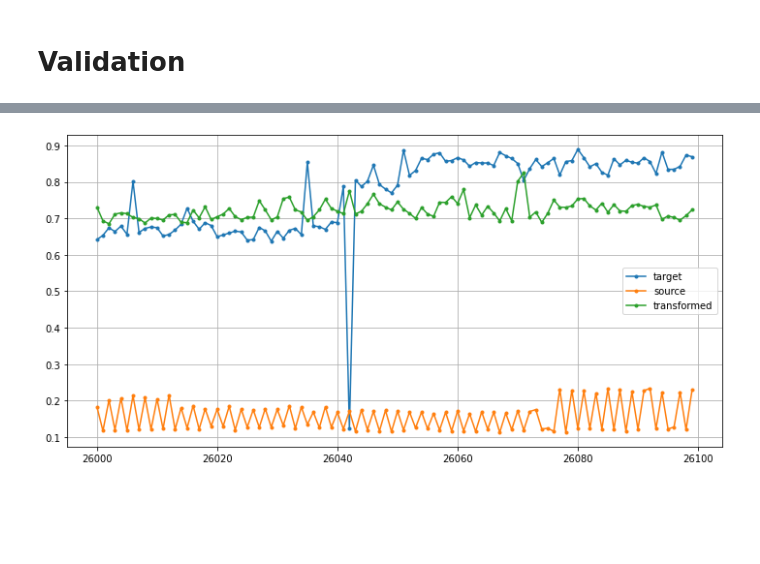
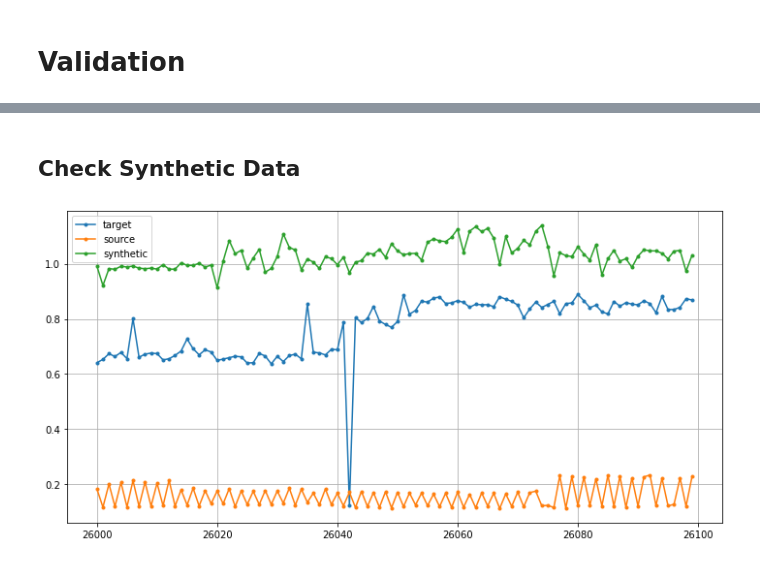
Before and after one commit to owen198/csc_domain_adaptation, a Jupyter notebook: csc_lstm_ae(W4662FM0507).ipynb, the cells around one changed output, grey strips where cells are left out. Saved outputs shown, nothing was run; the diff lists cells and outputs as text; code cells hidden in the pictures; blank space fills up the shorter version.

```diff
--- a/csc_lstm_ae(W4662FM0507).ipynb
+++ b/csc_lstm_ae(W4662FM0507).ipynb
@@ -123,3 +83,9 @@ X_target_ab = pd.DataFrame(min_max_scaler.transform(X_target_ab))
+# %%
+normalizer = preprocessing.MinMaxScaler()
+normalizer = normalizer.fit(globals()[tag_dict['source']+'_training'])
+
+X_source = pd.DataFrame(normalizer.transform(globals()[tag_dict['source']+'_training']))
+X_target = pd.DataFrame(normalizer.transform(globals()[tag_dict['target']+'_training']))
 # %%
 def temporalize(X, y, lookback):
     output_X = []
@@ -183,6 +136,6 @@ def lstm_ae():
 
     return model
 # %%
-model_name = './gdrive/My Drive/data/CSC/W4/' + tag1 + '_encoded'
+model_name = './gdrive/My Drive/data/CSC/W4/' + tag_dict['target'] + '_encoded'
 model_name
 # %% [output]
@@ -203,7 +156,7 @@ else:
 
 
 #model = models.load_model(model_name)
-yhat = model.predict(X, verbose=0)
+synthetic_data = model.predict(X, verbose=0)
 # %% [output]
 Model: "sequential"
 _________________________________________________________________
@@ -242,4 +195,4 @@ if retrain:
 # %%
-y_recovered_pd = pd.DataFrame.from_records([i[0] for i in yhat])
+synthetic_pd = pd.DataFrame.from_records([i[0] for i in synthetic_data])
 # %% [markdown]
 # Validation
@@ -375,19 +330,21 @@ plot_score (target_score, target_date, 'Detect ' + tag2+' status by using '+tag2
+# %% [markdown]
+## Check Synthetic Data
 # %%
 
 feature_index = 206
 duration = 26000
 interval = 100
 fig, ax = plt.subplots(figsize=(10,5))
 
 ax.plot(range(duration, duration+interval), X_target[feature_index].head(duration).tail(interval), label='target', marker='.')
 ax.plot(range(duration, duration+interval), X_source[feature_index].head(duration).tail(interval), label='source', marker='.')
-ax.plot(range(duration, duration+interval), y_recovered_pd[feature_index].head(duration).tail(interval), label='transformed', marker='.')
+ax.plot(range(duration, duration+interval), synthetic_pd[feature_index].head(duration).tail(interval), label='synthetic', marker='.')
 
 ax.legend()
 ax.grid(True)
 plt.tight_layout()
 
 #plt.savefig('distribution.png', dpi=300)
 plt.show()
 # %% [output]
-[figure, old version]
+[figure, new version]
```
Also changed, not shown: parts of 29 cells of this notebook.
